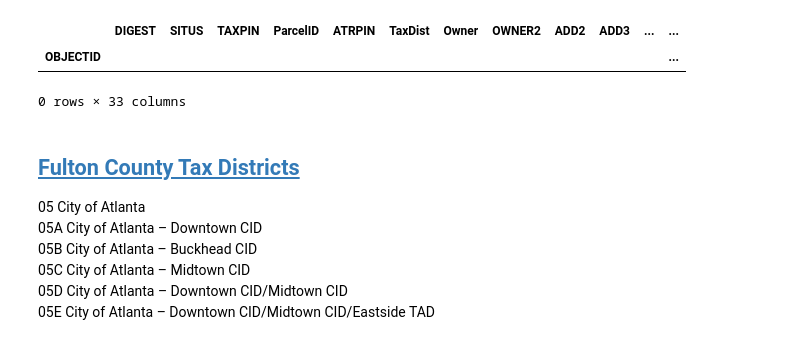
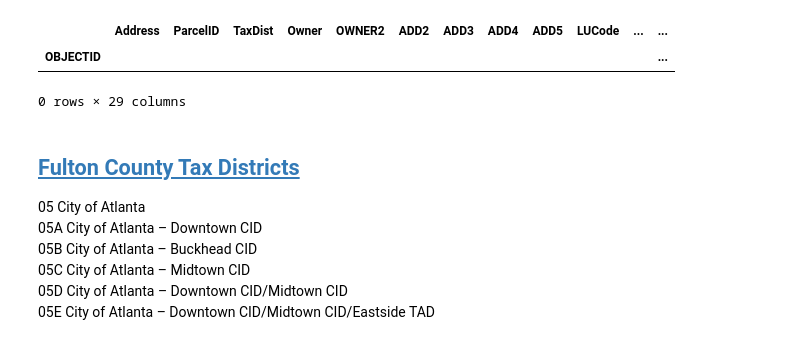
Before and after one commit to IsabelsRepo/IsabelsRepo, a Jupyter notebook: Data-Science/Atlanta-Property/AtlantaPropertyData.ipynb, the cells around one changed output. Saved outputs shown, nothing was run; the diff lists cells and outputs as text; code cells hidden in the pictures.

Commit message:
Stopping for the night
I finished cleaning the data and output the Atlanta property data. I have stuff ready to go for tomorrow in the Sales notebook.

```diff
--- a/Data-Science/Atlanta-Property/AtlantaPropertyData.ipynb
+++ b/Data-Science/Atlanta-Property/AtlantaPropertyData.ipynb
@@ -4,24 +4,23 @@ import numpy as np               # v1.20.1
 import matplotlib.pyplot as plt  # v3.5.2
 import folium                    # v0.12.1.post1
 # %%
-# Should really use glob to read this all in.
-col_types09 = {'DIGEST': 'int16'} # Why did I need this?
-Parcels_09 = pd.read_csv(r'F:/GISdata/Atlanta/Tax_Parcels_2009.csv', sep=',',dtype=col_types09 , index_col='OBJECTID', low_memory=False)
-Parcels_10 = pd.read_csv(r'F:/GISdata/Atlanta/Tax_Parcels_2010.csv', sep=',',dtype=col_types09 , index_col='OBJECTID', low_memory=False)
-col_types = {'TaxYear': 'int16'}
+# Should really use glob to read this all in. Next time.....
+# Can't set dtypes cause things I want to be 'int16' have NaNs. Prefer finer grained dropna later than on read
+Parcels_09 = pd.read_csv(r'F:/GISdata/Atlanta/Tax_Parcels_2009.csv', sep=',', index_col='OBJECTID', low_memory=False)
+Parcels_10 = pd.read_csv(r'F:/GISdata/Atlanta/Tax_Parcels_2010.csv', sep=',', index_col='OBJECTID', low_memory=False)
 Parcels_11 = pd.read_csv(r'F:/GISdata/Atlanta/Tax_Parcels_2011.csv', sep=',', index_col='OBJECTID', low_memory=False)
 # %%
 Parcels_12 = pd.read_csv(r'F:/GISdata/Atlanta/Tax_Parcels_2012.csv', sep=',', index_col='OBJECTID', low_memory=False)
 Parcels_13 = pd.read_csv(r'F:/GISdata/Atlanta/Tax_Parcels_2013.csv', sep=',', index_col='OBJECTID', low_memory=False)
 Parcels_14 = pd.read_csv(r'F:/GISdata/Atlanta/Tax_Parcels_2014.csv', sep=',', index_col='OBJECTID', low_memory=False)
 Parcels_15 = pd.read_csv(r'F:/GISdata/Atlanta/Tax_Parcels_2015.csv', sep=',', index_col='OBJECTID', low_memory=False)
-Parcels_16 = pd.read_csv(r'F:/GISdata/Atlanta/Tax_Parcels_2016.csv', sep=',', index_col='OBJECTID', dtype=col_types, low_memory=False)
-Parcels_17 = pd.read_csv(r'F:/GISdata/Atlanta/Tax_Parcels_2017.csv', sep=',', index_col='OBJECTID', dtype=col_types, low_memory=False)
-Parcels_18 = pd.read_csv(r'F:/GISdata/Atlanta/Tax_Parcels_2018.csv', sep=',', index_col='OBJECTID', dtype=col_types, low_memory=False)
-Parcels_19 = pd.read_csv(r'F:/GISdata/Atlanta/Tax_Parcels_2019.csv', sep=',', index_col='OBJECTID', dtype=col_types, low_memory=False)
-Parcels_20 = pd.read_csv(r'F:/GISdata/Atlanta/Tax_Parcels_2020.csv', sep=',', index_col='OBJECTID', dtype=col_types, low_memory=False)
-Parcels_21 = pd.read_csv(r'F:/GISdata/Atlanta/Tax_Parcels_2021.csv', sep=',', index_col='OBJECTID', dtype=col_types, low_memory=False)
-Parcels_22 = pd.read_csv(r'F:/GISdata/Atlanta/Tax_Parcels_2022.csv', sep=',', index_col='OBJECTID', dtype=col_types, low_memory=False)
+Parcels_16 = pd.read_csv(r'F:/GISdata/Atlanta/Tax_Parcels_2016.csv', sep=',', index_col='OBJECTID', low_memory=False)
+Parcels_17 = pd.read_csv(r'F:/GISdata/Atlanta/Tax_Parcels_2017.csv', sep=',', index_col='OBJECTID', low_memory=False)
+Parcels_18 = pd.read_csv(r'F:/GISdata/Atlanta/Tax_Parcels_2018.csv', sep=',', index_col='OBJECTID', low_memory=False)
+Parcels_19 = pd.read_csv(r'F:/GISdata/Atlanta/Tax_Parcels_2019.csv', sep=',', index_col='OBJECTID', low_memory=False)
+Parcels_20 = pd.read_csv(r'F:/GISdata/Atlanta/Tax_Parcels_2020.csv', sep=',', index_col='OBJECTID', low_memory=False)
+Parcels_21 = pd.read_csv(r'F:/GISdata/Atlanta/Tax_Parcels_2021.csv', sep=',', index_col='OBJECTID', low_memory=False)
+Parcels_22 = pd.read_csv(r'F:/GISdata/Atlanta/Tax_Parcels_2022.csv', sep=',', index_col='OBJECTID', low_memory=False)
 # %%
 Parcels_09.info(3)
 # %% [output]
@@ -75,11 +72,12 @@ atlanta_tax_IDs = ['05', '05A', '05B', '05C', '05D', '05E', '05F', '05G', '05H',
                     '05K', '05L', '05P', '05Q', '05R', '05S', '05T', '05U', '05V', '05W', '05X',
                   '05Y', '05Z']
 
-# column names changed in 2011, renaming to make analysis easier
-new_cols = {'PARID': 'ParcelID', 'TAX_DISTR': 'TaxDist', 'Digest': 'TaxYear','LIV_UNITS': 'LivUnits', 'OWNER1': 'Owner',
-            'TOT_ASSESS': 'TotAssess','TOT_APPR': 'TotAppr', 'TAXYEAR': 'TaxYear'}
+# column names changed in 2011, renaming to make analysis easier. I wish I could just use pd.str functions :/
+new_cols = {'PARID': 'ParcelID', 'TAX_DISTR': 'TaxDist','LIV_UNITS': 'LivUnits', 'OWNER1': 'Owner', 'STRUCT_YR': 'StructYr',
+            'TOT_ASSESS': 'TotAssess','TOT_APPR': 'TotAppr', 'TAXYEAR': 'TaxYear','NBHD' : 'NbrHood', 'LUC':'LUCode',
+           'LAND_APPR' : 'LandAppr', 'PROP_CLASS': 'PropClass', 'STRUCT_FLR': 'StructFlr', 'SITUS':'Address' }
 Parcels_10.rename(columns=new_cols, inplace=True)
 Parcels_09.rename(columns=new_cols, inplace=True)
 
 # a subset of columns to analyze.
-simplified_cols = ['ParcelID', 'TaxDist', 'Owner', 'TotAppr', 'TotAssess', 'LIV_UNITS']
+simplified_cols = ['ParcelID', 'TaxDist', 'Owner', 'TotAppr', 'TotAssess', 'LivUnits']
@@ -86,15 +103,21 @@ simplified_cols = ['ParcelID', 'TaxDist', 'Owner', 'TotAppr', 'TotAssess', 'LIV_
 # %%
+# drop useless columns or duplicate data
+dup_col = ['DIGEST', 'VAL_ACRES', 'TAXPIN', 'ATRPIN']
+Parcels_09.drop(dup_col, axis='columns', inplace=True)
+Parcels_10.drop(dup_col, axis='columns', inplace=True)
 # drop rows with no ['TaxYear'] data
-dfs = [Parcels_09, Parcels_10, Parcels_11]#, Parcels_12, Parcels_13, Parcels_14, Parcels_15]
-            # , Parcels_16, Parcels_17, Parcels_18, Parcels_19, Parcels_20, Parcels_21, Parcels_22]
+dfs = [Parcels_09, Parcels_10, Parcels_11, Parcels_12, Parcels_13, Parcels_14, Parcels_15
+        , Parcels_16, Parcels_17, Parcels_18, Parcels_19, Parcels_20, Parcels_21, Parcels_22]
+# Check columns of interest for NaN values, and drop that row
 for df in dfs:
-        df.dropna(subset='TaxYear', inplace=True)
+        df.dropna(subset=['TaxYear', 'ParcelID', 'TaxDist', 'TotAppr', 'TotAssess', 'LivUnits'], inplace=True)
+        df.astype({'TaxYear': 'int16'})
 # check that it worked
 Parcels_09[pd.isna(Parcels_09['TaxYear'])==True]
 # %% [output]
-|  | DIGEST | SITUS | TAXPIN | ParcelID | ATRPIN | TaxDist | Owner | OWNER2 | ADD2 | ADD3 | ... | ... |
+|  | Address | ParcelID | TaxDist | Owner | OWNER2 | ADD2 | ADD3 | ADD4 | ADD5 | LUCode | ... | ... |
 | OBJECTID |  |  |  |  |  |  |  |  |  |  |  | ... |
-0 rows × 33 columns
+0 rows × 29 columns
 # %% [markdown]
 ## [Fulton County Tax Districts](https://fultonassessor.org/wp-content/uploads/sites/16/2018/05/Fulton-County-Tax-Districts-2018.pdf)
 05 City of Atlanta
```
Also changed, not shown: parts of 42 cells of this notebook, 1 other file.
